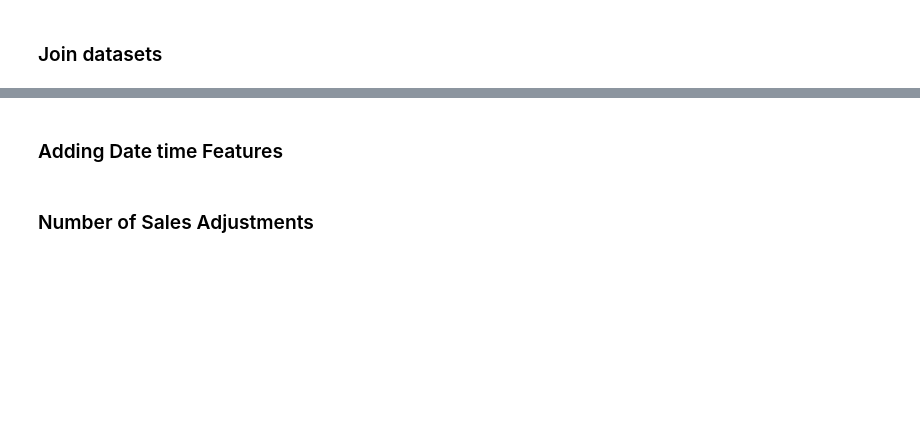
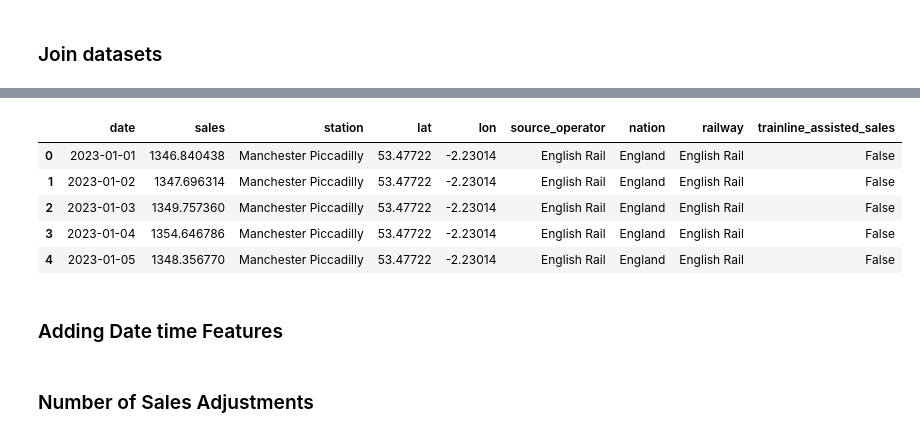
Before and after one commit to Medoci/i-like-trains, a Jupyter notebook: case_study/notebooks/eda.ipynb, the cells around one changed output, grey strips where cells are left out. Cells and saved outputs as stored; diff of their text form; code cells hidden in the pictures; blank space fills up the shorter version.

```diff
--- a/case_study/notebooks/eda.ipynb
+++ b/case_study/notebooks/eda.ipynb
@@ -213,3 +360,12 @@ station_sales = pd.merge(sales, gdf_stations_w_nation[["station", "nation", "rai
+# %%
+station_sales[station_sales['station'].str.contains('manchester', case=False, na=False)].head()
+# %% [output]
+|  | date | sales | station | lat | lon | source_operator | nation | railway | trainline_assisted_sales |
+| 0 | 2023-01-01 | 1346.840438 | Manchester Piccadilly | 53.47722 | -2.23014 | English Rail | England | English Rail | False |
+| 1 | 2023-01-02 | 1347.696314 | Manchester Piccadilly | 53.47722 | -2.23014 | English Rail | England | English Rail | False |
+| 2 | 2023-01-03 | 1349.757360 | Manchester Piccadilly | 53.47722 | -2.23014 | English Rail | England | English Rail | False |
+| 3 | 2023-01-04 | 1354.646786 | Manchester Piccadilly | 53.47722 | -2.23014 | English Rail | England | English Rail | False |
+| 4 | 2023-01-05 | 1348.356770 | Manchester Piccadilly | 53.47722 | -2.23014 | English Rail | England | English Rail | False |
 # %% [markdown]
 ### Adding Date time Features
 # %%
```
Also changed, not shown: parts of 37 cells of this notebook, 2 other files.
